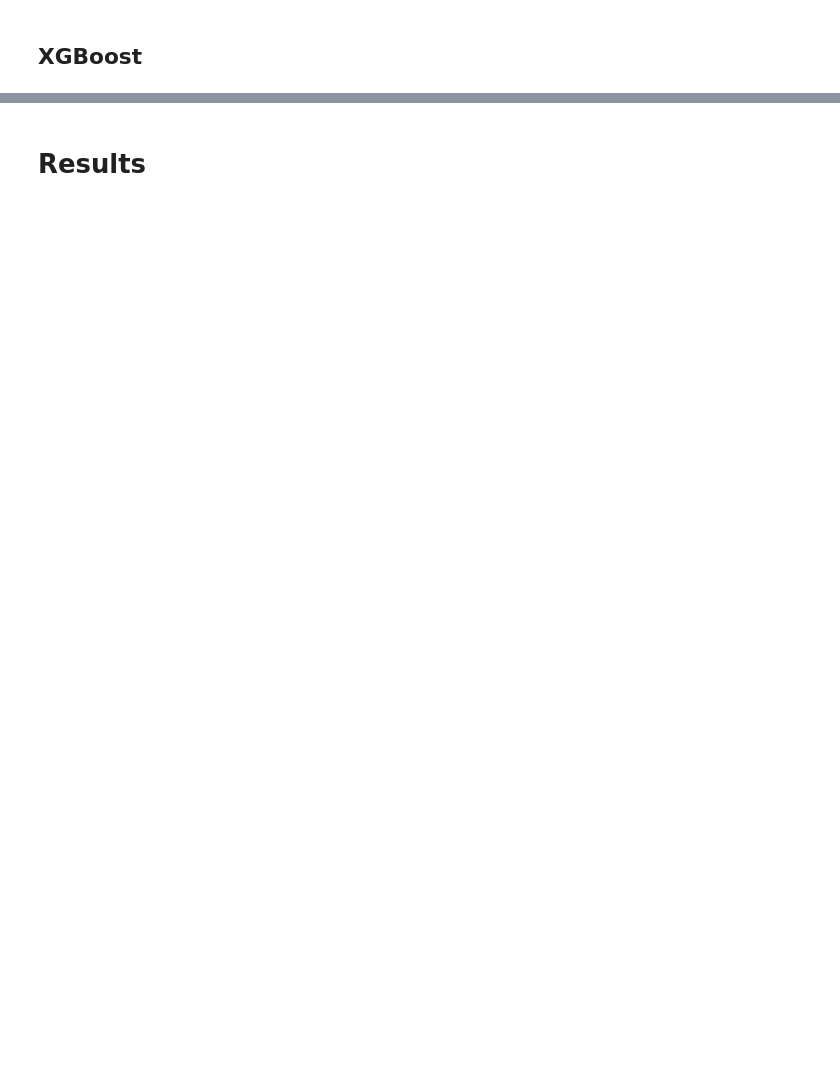
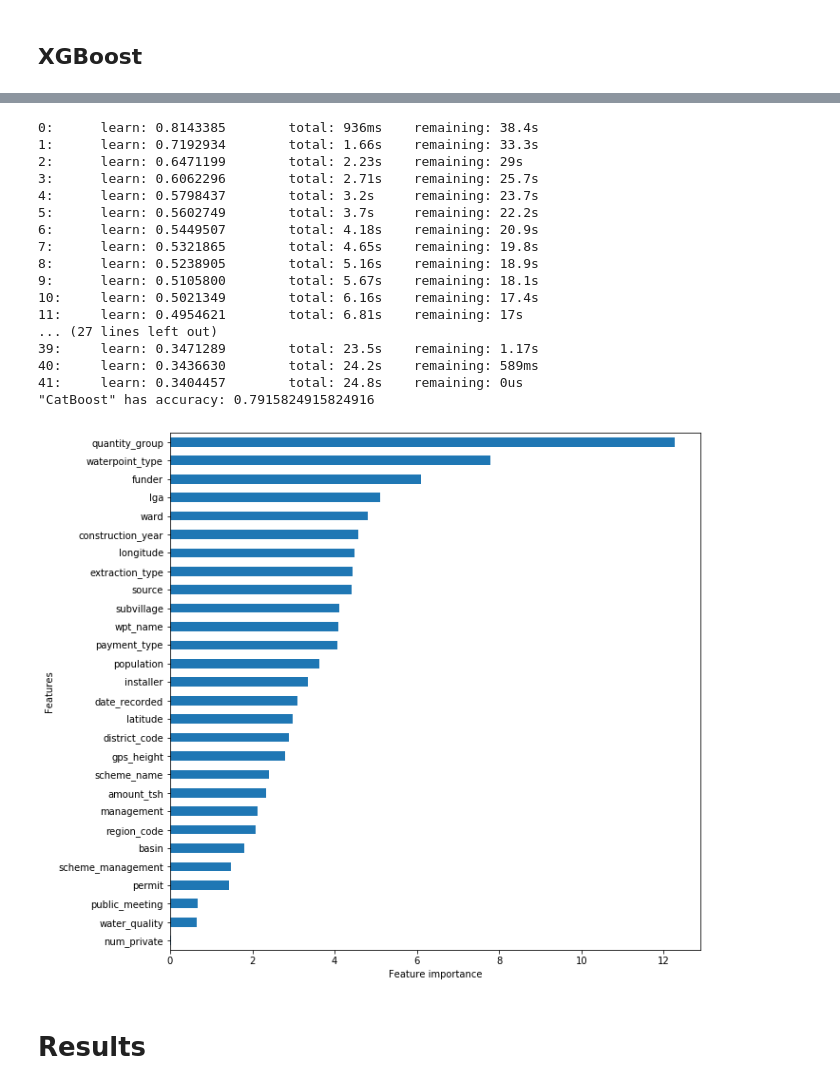
Before and after one commit to romanthekat/drivendata-pump-it-up, a Jupyter notebook: notebooks/notebook.ipynb, the cells around one changed output, grey strips where cells are left out. Cells and saved outputs as stored; diff of their text form; code cells hidden in the pictures; blank space fills up the shorter version.

```diff
--- a/notebooks/notebook.ipynb
+++ b/notebooks/notebook.ipynb
@@ -418,3 +423,37 @@ plot_features_importances(xgb_clf, X_train)
+# %%
+def catboost(X_train, y_train):
+    from catboost import CatBoostClassifier
+    clf = CatBoostClassifier(iterations=42,
+                             learning_rate=.5,
+                             depth=12,
+                             loss_function='MultiClass')
+
+    clf.fit(X_train, y_train)
+
+    return clf
+# %%
+cat_clf = catboost(X_train, y_train)
+update_result_print(models_result, 'CatBoost', cat_clf, X_test, y_test)
+plot_features_importances(cat_clf, X_train)
+# %% [output]
+0:      learn: 0.8143385        total: 936ms    remaining: 38.4s
+1:      learn: 0.7192934        total: 1.66s    remaining: 33.3s
+2:      learn: 0.6471199        total: 2.23s    remaining: 29s
+3:      learn: 0.6062296        total: 2.71s    remaining: 25.7s
+4:      learn: 0.5798437        total: 3.2s     remaining: 23.7s
+5:      learn: 0.5602749        total: 3.7s     remaining: 22.2s
+6:      learn: 0.5449507        total: 4.18s    remaining: 20.9s
+7:      learn: 0.5321865        total: 4.65s    remaining: 19.8s
+8:      learn: 0.5238905        total: 5.16s    remaining: 18.9s
+9:      learn: 0.5105800        total: 5.67s    remaining: 18.1s
+10:     learn: 0.5021349        total: 6.16s    remaining: 17.4s
+11:     learn: 0.4954621        total: 6.81s    remaining: 17s
+... (27 lines left out)
+39:     learn: 0.3471289        total: 23.5s    remaining: 1.17s
+40:     learn: 0.3436630        total: 24.2s    remaining: 589ms
+41:     learn: 0.3404457        total: 24.8s    remaining: 0us
+"CatBoost" has accuracy: 0.7915824915824916
+[figure, added]
 # %% [markdown]
 # Results
 # %%
```
Also changed, not shown: parts of 14 cells of this notebook.
